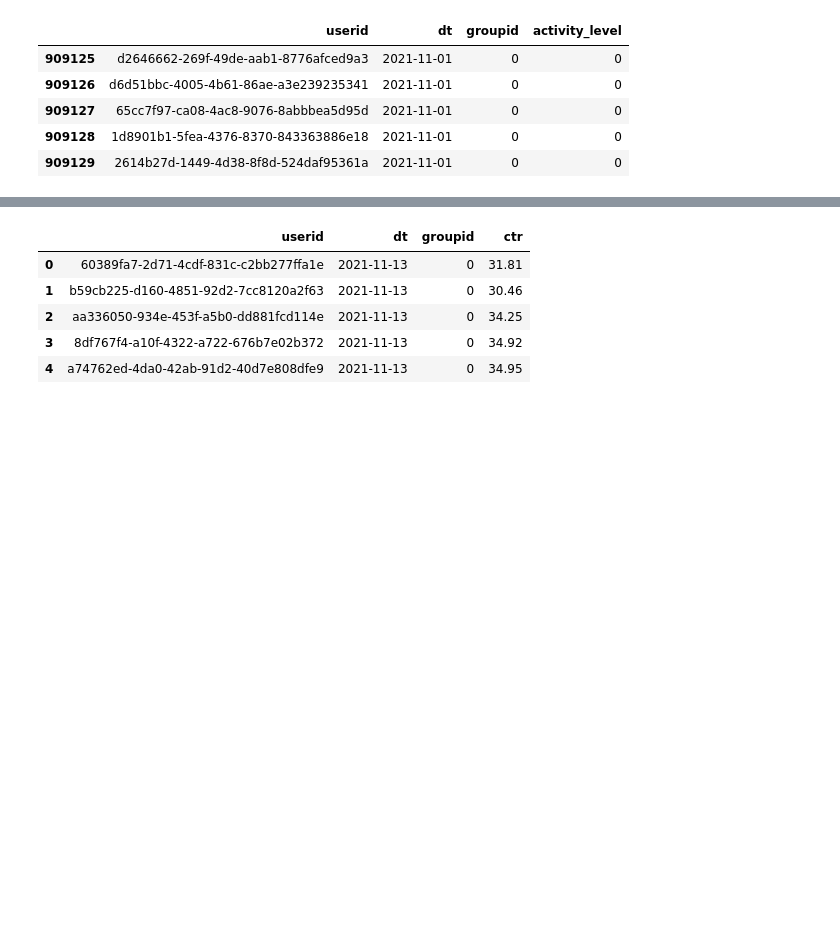
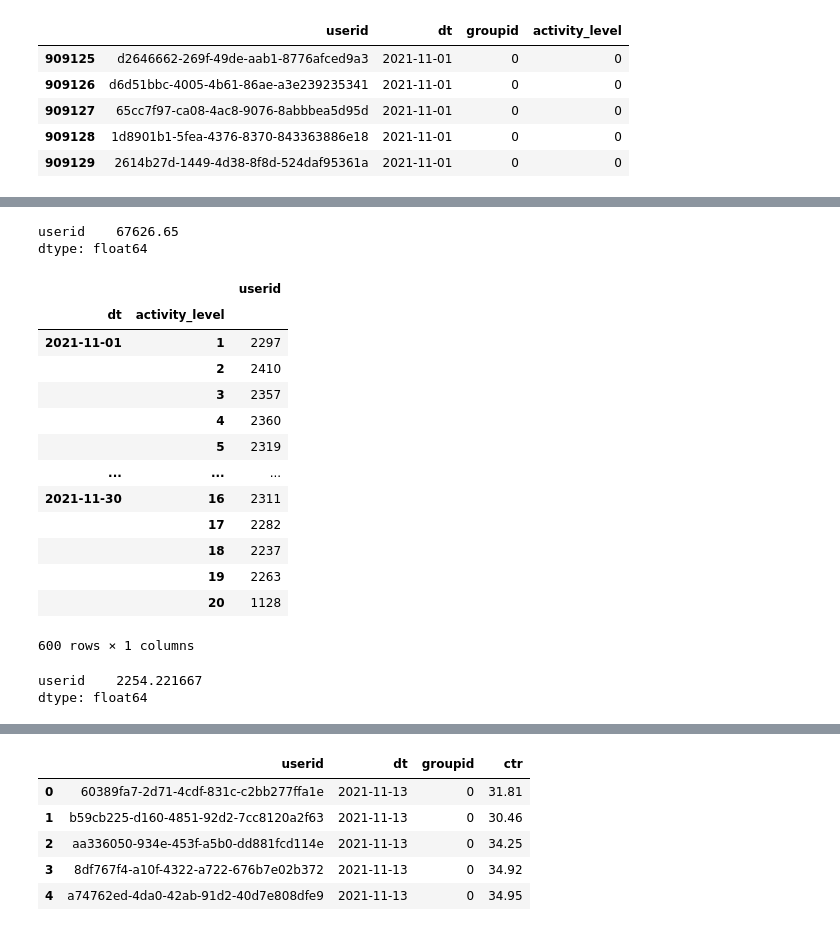
Before and after one commit to MargaMontV/the_significant_challenge, a Jupyter notebook: ab_test_challenge.ipynb, the cells around one changed output, grey strips where cells are left out. Drawn from its saved outputs; the diff is of its cells as text; code cells hidden in the pictures; blank space fills up the shorter version.

```diff
--- a/ab_test_challenge.ipynb
+++ b/ab_test_challenge.ipynb
@@ -753,0 +839,28 @@ activity_all_post.head()
+# %%
+activity_all_post.groupby(["activity_level"]).agg({"userid": "count"}).mean()
+# %% [output]
+userid    67626.65
+dtype: float64
+# %%
+#activity levels per day and records per each activity level
+activity_all_post.groupby(["dt", "activity_level"]).agg({"userid": "count"})
+# %% [output]
+|  |  | userid |
+| dt | activity_level |  |
+| 2021-11-01 | 1 | 2297 |
+|  | 2 | 2410 |
+|  | 3 | 2357 |
+|  | 4 | 2360 |
+|  | 5 | 2319 |
+| ... | ... | ... |
+| 2021-11-30 | 16 | 2311 |
+|  | 17 | 2282 |
+|  | 18 | 2237 |
+|  | 19 | 2263 |
+|  | 20 | 1128 |
+600 rows × 1 columns
+# %%
+activity_all_post.groupby(["dt", "activity_level"]).agg({"userid": "count"}).mean()
+# %% [output]
+userid    2254.221667
+dtype: float64
```
Also changed, not shown: parts of 29 cells of this notebook.
